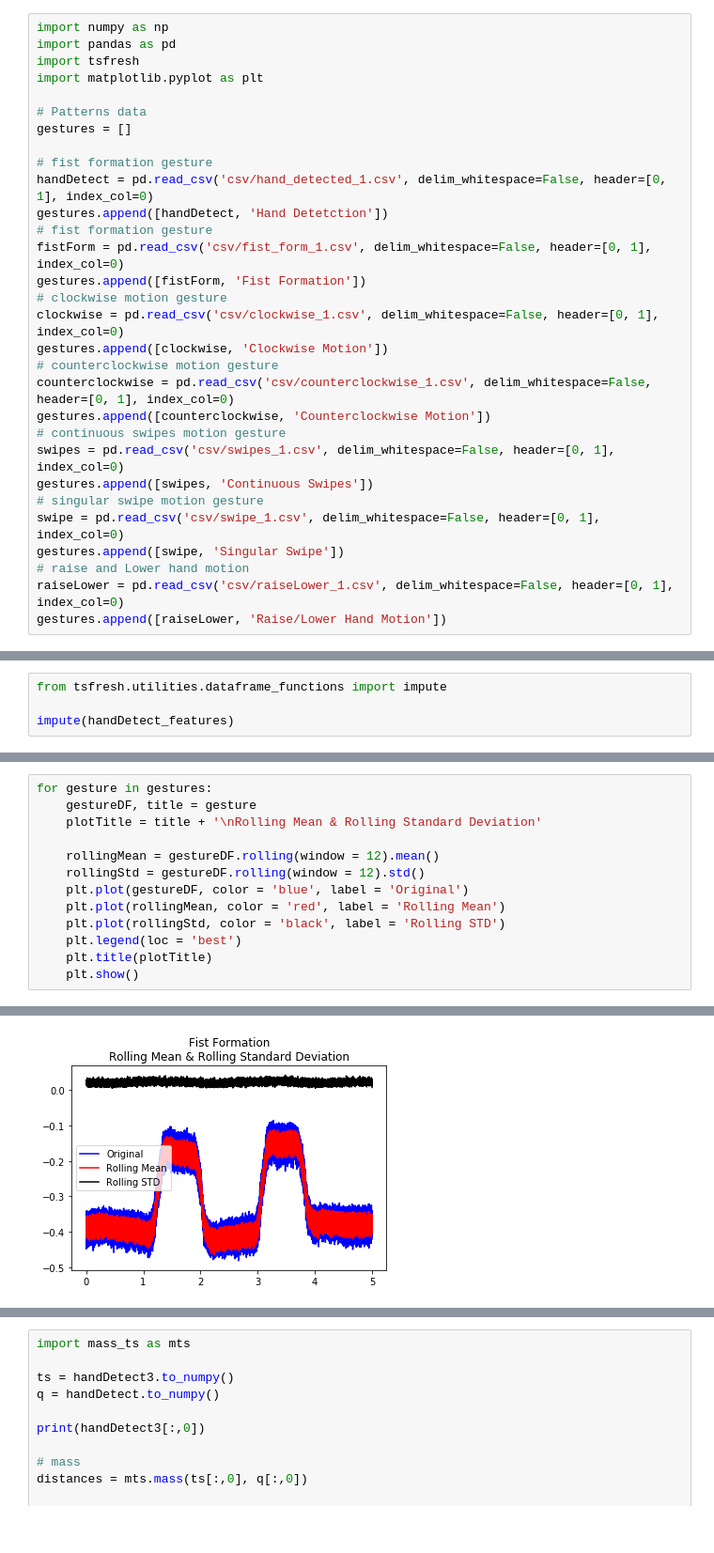
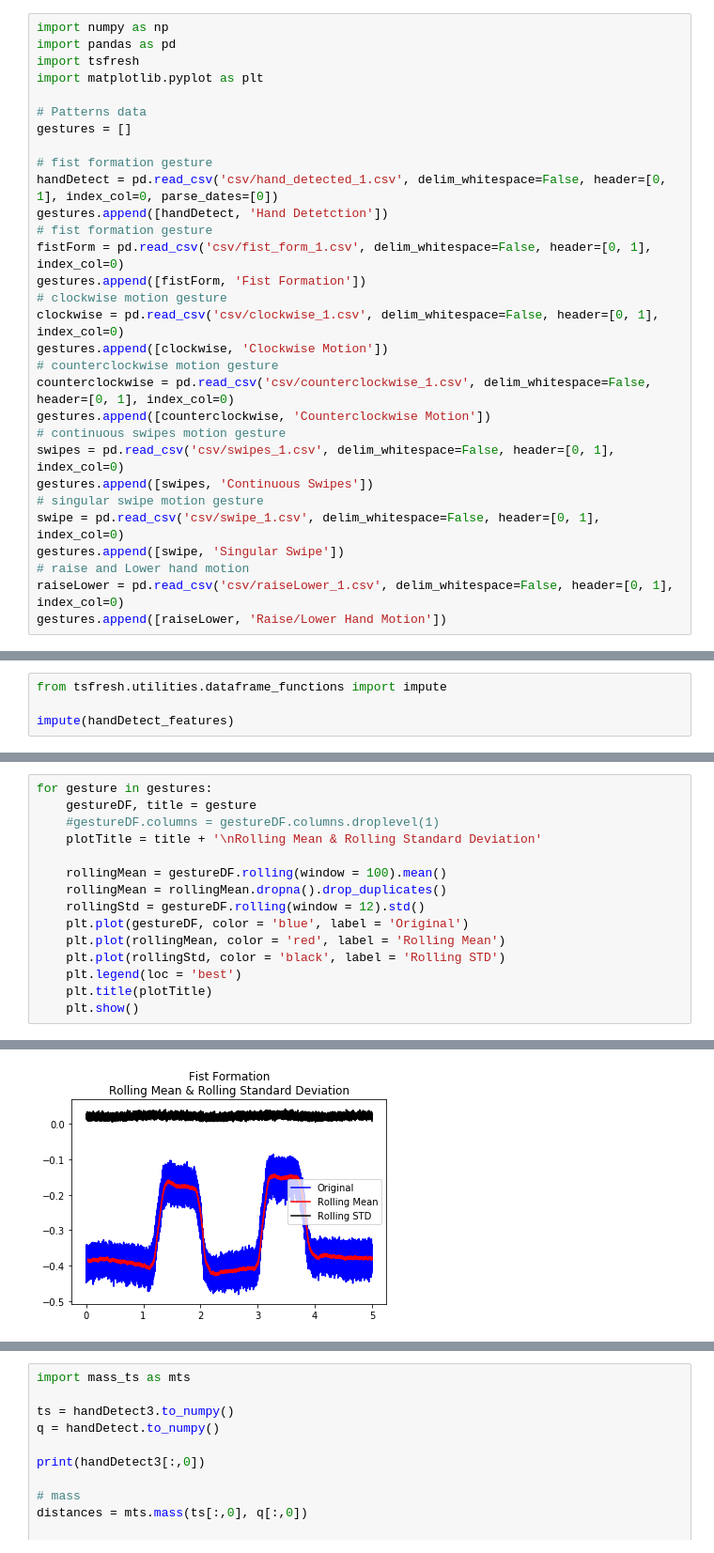
Before and after one commit to christian0101/Photovoltaics-Interactive-Tabletop, a Jupyter notebook: Code/Project.ipynb, the cells around one changed output, grey strips where cells are left out. Shown: that part at 94% size. Drawn from its saved outputs; the diff is of its cells as text.

```diff
--- a/Code/Project.ipynb
+++ b/Code/Project.ipynb
@@ -11,7 +11,7 @@ import matplotlib.pyplot as plt
 gestures = []
 
 # fist formation gesture
-handDetect = pd.read_csv('csv/hand_detected_1.csv', delim_whitespace=False, header=[0, 1], index_col=0)
+handDetect = pd.read_csv('csv/hand_detected_1.csv', delim_whitespace=False, header=[0, 1], index_col=0, parse_dates=[0])
 gestures.append([handDetect, 'Hand Detetction'])
 # fist formation gesture
 fistForm = pd.read_csv('csv/fist_form_1.csv', delim_whitespace=False, header=[0, 1], index_col=0)
@@ -84,9 +88,11 @@ handDetect_features.head()
 # %%
 for gesture in gestures:
     gestureDF, title = gesture
+    #gestureDF.columns = gestureDF.columns.droplevel(1)
     plotTitle = title + '\nRolling Mean & Rolling Standard Deviation'
 
-    rollingMean = gestureDF.rolling(window = 12).mean()
+    rollingMean = gestureDF.rolling(window = 100).mean()
+    rollingMean = rollingMean.dropna().drop_duplicates()
     rollingStd = gestureDF.rolling(window = 12).std()
     plt.plot(gestureDF, color = 'blue', label = 'Original')
     plt.plot(rollingMean, color = 'red', label = 'Rolling Mean')
@@ -99 +105 @@ for gesture in gestures:
-[figure, old version]
+[figure, new version]
```
Also changed, not shown: parts of 4 cells of this notebook, 55 other files.
